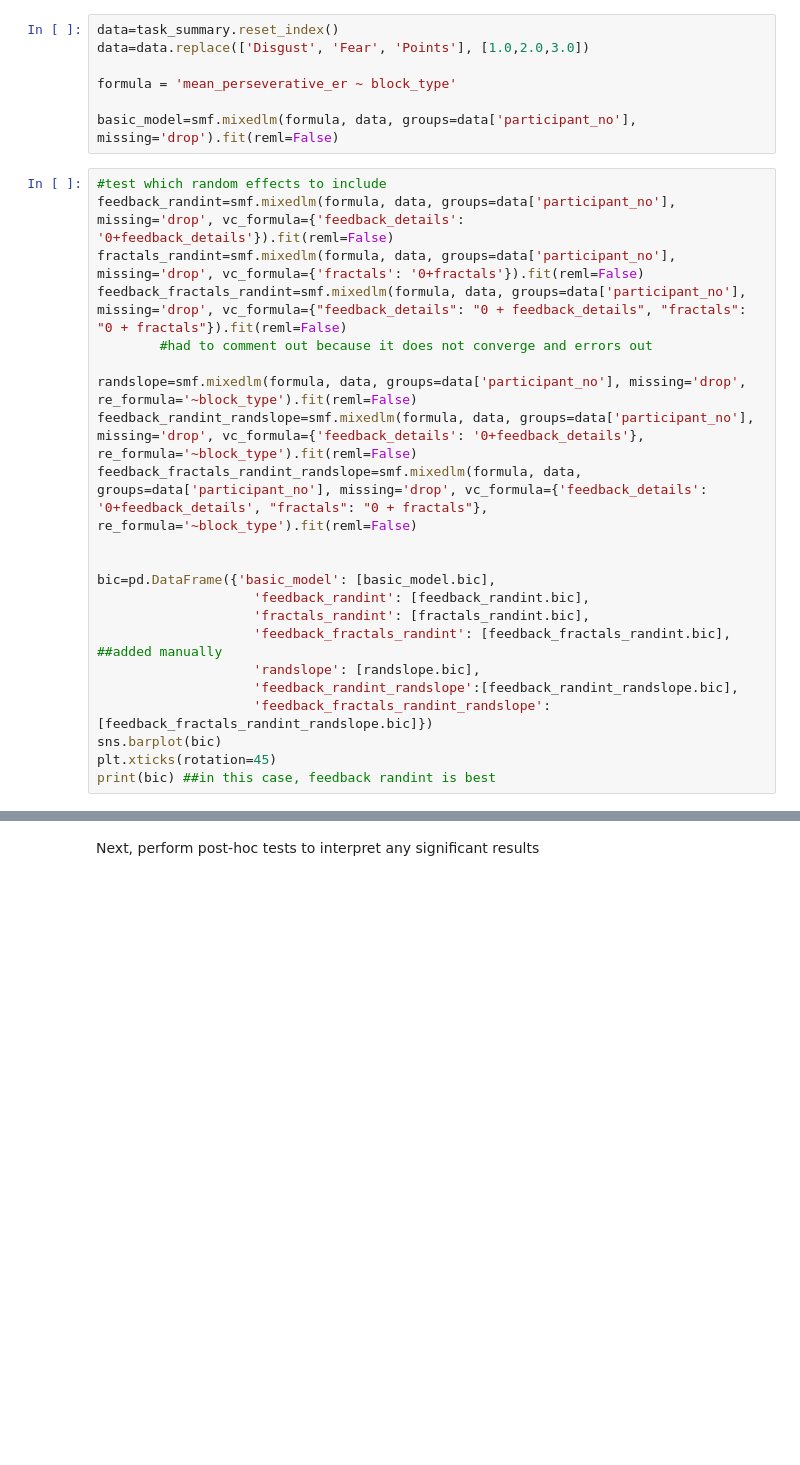
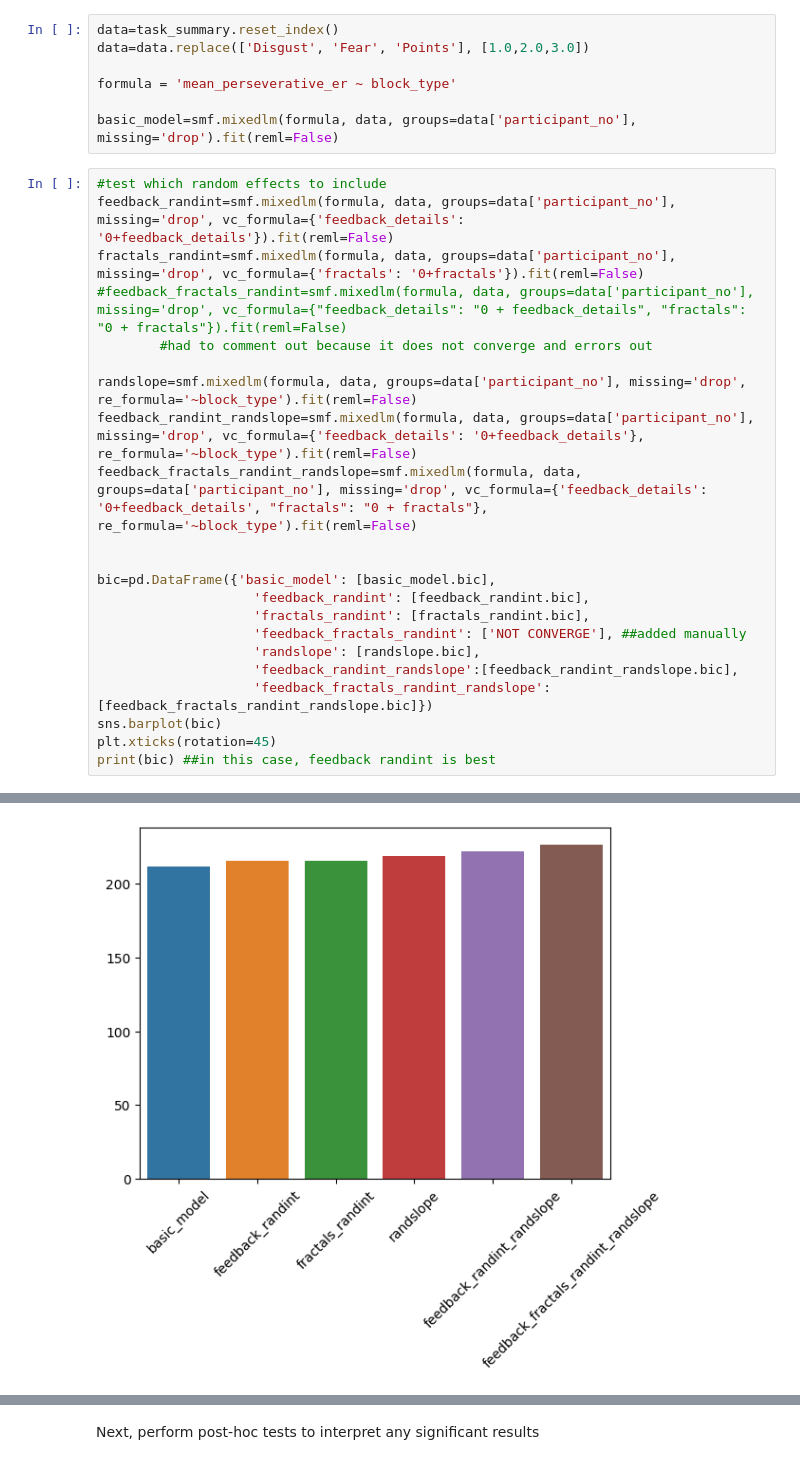
Before and after one commit to emilybagley/disgust_reversal_learning-RR, a Jupyter notebook: 2_task_modelagnostic_analysis.ipynb, the cells around one changed output, grey strips where cells are left out. Saved outputs shown, nothing was run; the diff lists cells and outputs as text; blank space fills up the shorter version.

```diff
--- a/2_task_modelagnostic_analysis.ipynb
+++ b/2_task_modelagnostic_analysis.ipynb
@@ -85,7 +85,7 @@ basic_model=smf.mixedlm(formula, data, groups=data['participant_no'], missing='d
 #test which random effects to include
 feedback_randint=smf.mixedlm(formula, data, groups=data['participant_no'], missing='drop', vc_formula={'feedback_details': '0+feedback_details'}).fit(reml=False)
 fractals_randint=smf.mixedlm(formula, data, groups=data['participant_no'], missing='drop', vc_formula={'fractals': '0+fractals'}).fit(reml=False)
-feedback_fractals_randint=smf.mixedlm(formula, data, groups=data['participant_no'], missing='drop', vc_formula={"feedback_details": "0 + feedback_details", "fractals": "0 + fractals"}).fit(reml=False)
+#feedback_fractals_randint=smf.mixedlm(formula, data, groups=data['participant_no'], missing='drop', vc_formula={"feedback_details": "0 + feedback_details", "fractals": "0 + fractals"}).fit(reml=False)
         #had to comment out because it does not converge and errors out
 
 randslope=smf.mixedlm(formula, data, groups=data['participant_no'], missing='drop', re_formula='~block_type').fit(reml=False)
@@ -96,7 +96,7 @@ feedback_fractals_randint_randslope=smf.mixedlm(formula, data, groups=data['part
 bic=pd.DataFrame({'basic_model': [basic_model.bic],
                     'feedback_randint': [feedback_randint.bic],
                     'fractals_randint': [fractals_randint.bic],
-                    'feedback_fractals_randint': [feedback_fractals_randint.bic], ##added manually
+                    'feedback_fractals_randint': ['NOT CONVERGE'], ##added manually
                     'randslope': [randslope.bic],
                     'feedback_randint_randslope':[feedback_randint_randslope.bic],
                     'feedback_fractals_randint_randslope': [feedback_fractals_randint_randslope.bic]})
@@ -108,3 +112,4 @@ LinAlgError: Singular matrix
+[figure, added]
 # %%
 ##test which covariates to add -- Using the random effects which were best above (basic model in this case)
 no_covariate=smf.mixedlm(formula, data, groups=data['participant_no'], missing='drop', vc_formula={'feedback_details': '0+feedback_details'}).fit(reml=False)
```
Also changed, not shown: parts of 8 cells of this notebook, 1 other file.
